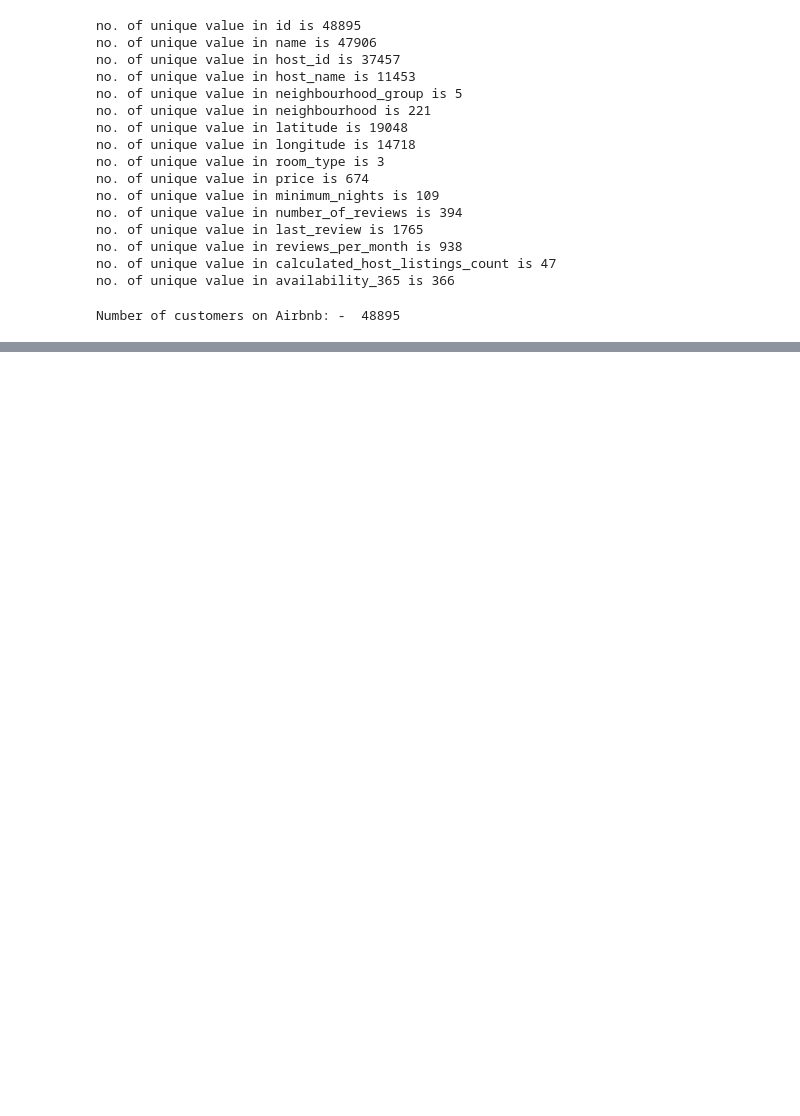
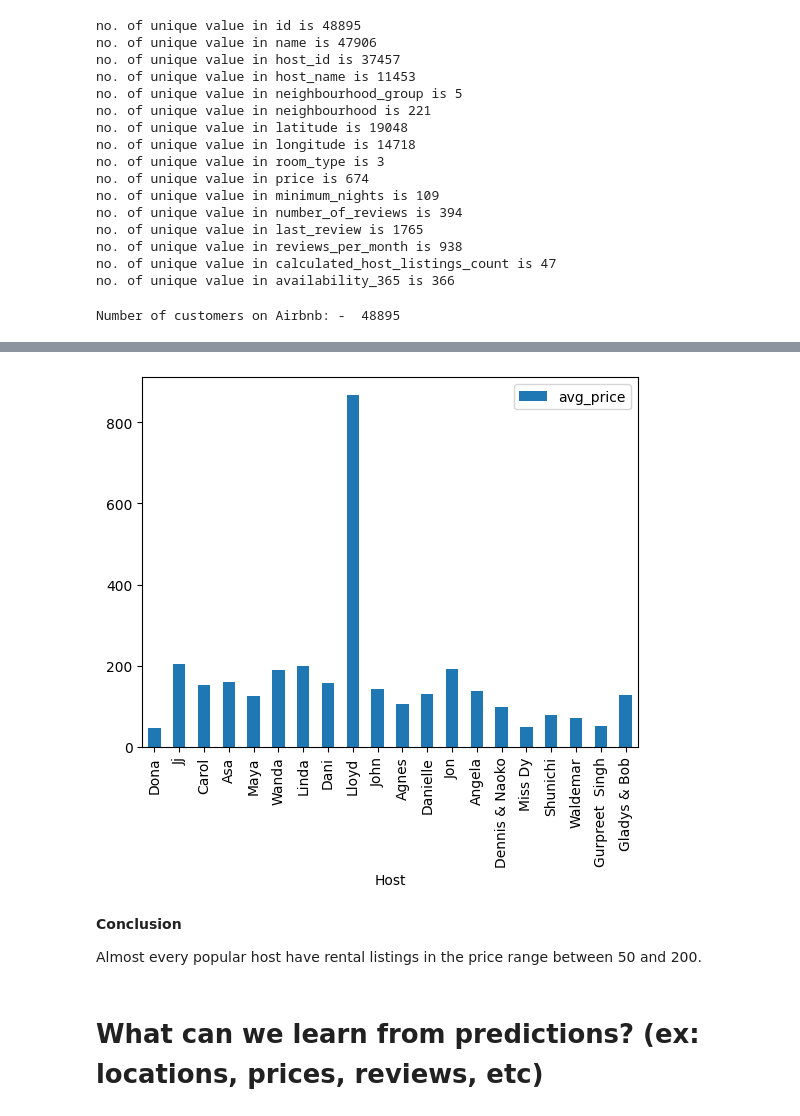
Before and after one commit to abhijeetanand9875/AirBnb_Bookings_Analysis-EDA-Abhijeet, a Jupyter notebook: Copy_of_Abhijeet_EDA_AirBnb_Bookings_Analysis_Notebook.ipynb, the cells around one changed output, grey strips where cells are left out. Saved outputs shown, nothing was run; the diff lists cells and outputs as text; code cells hidden in the pictures; blank space fills up the shorter version.

```diff
--- a/Copy_of_Abhijeet_EDA_AirBnb_Bookings_Analysis_Notebook.ipynb
+++ b/Copy_of_Abhijeet_EDA_AirBnb_Bookings_Analysis_Notebook.ipynb
@@ -269,0 +311,22 @@ KeyError: ignored
+# %%
+top_host=top_reviewed_host_df['host_name'].tolist()
+top_host_dict={}
+for elem in top_host:
+  avg_price=airbnb_data[airbnb_data['host_name']==elem].price.mean()
+  top_host_dict[elem]=avg_price
+
+top_host_avg_price_df=pd.DataFrame(top_host_dict.items(), columns=['Host', 'avg_price'])
+top_host_avg_price_df.set_index('Host', inplace=True)
+# top_host_avg_price_df
+
+top_host_avg_price_df.plot(kind='bar')
+
+plt.show()
+# %% [output]
+[figure, added]
+# %% [markdown]
+**Conclusion**
+
+Almost every popular host have rental listings in the price range between 50 and 200.
+# %% [markdown]
+# **What can we learn from predictions? (ex: locations, prices, reviews, etc)**
```
Also changed, not shown: parts of 26 cells of this notebook.
